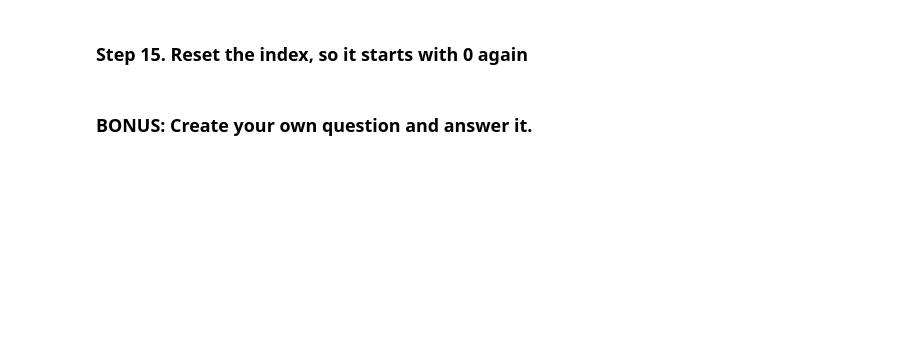
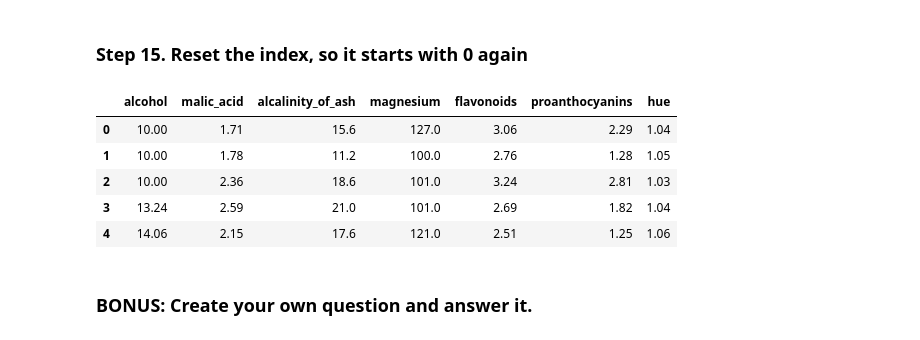
Before and after one commit to sunthul/pandas_exercises, a Jupyter notebook: 10_Deleting/Wine/Exercises.ipynb, the cells around one changed output. Cells and saved outputs as stored; diff of their text form; code cells hidden in the pictures; blank space fills up the shorter version.

```diff
--- a/10_Deleting/Wine/Exercises.ipynb
+++ b/10_Deleting/Wine/Exercises.ipynb
@@ -199,5 +192,13 @@ Name: alcohol, Length: 170, dtype: float64
 ### Step 15.  Reset the index, so it starts with 0 again
 # %%
 wine.reset_index(drop=True,inplace=True)
+wine.head()
+# %% [output]
+|  | alcohol | malic_acid | alcalinity_of_ash | magnesium | flavonoids | proanthocyanins | hue |
+| 0 | 10.00 | 1.71 | 15.6 | 127.0 | 3.06 | 2.29 | 1.04 |
+| 1 | 10.00 | 1.78 | 11.2 | 100.0 | 2.76 | 1.28 | 1.05 |
+| 2 | 10.00 | 2.36 | 18.6 | 101.0 | 3.24 | 2.81 | 1.03 |
+| 3 | 13.24 | 2.59 | 21.0 | 101.0 | 2.69 | 1.82 | 1.04 |
+| 4 | 14.06 | 2.15 | 17.6 | 121.0 | 2.51 | 1.25 | 1.06 |
 # %% [markdown]
 ### BONUS: Create your own question and answer it.
```
Also changed, not shown: parts of 8 cells of this notebook.
